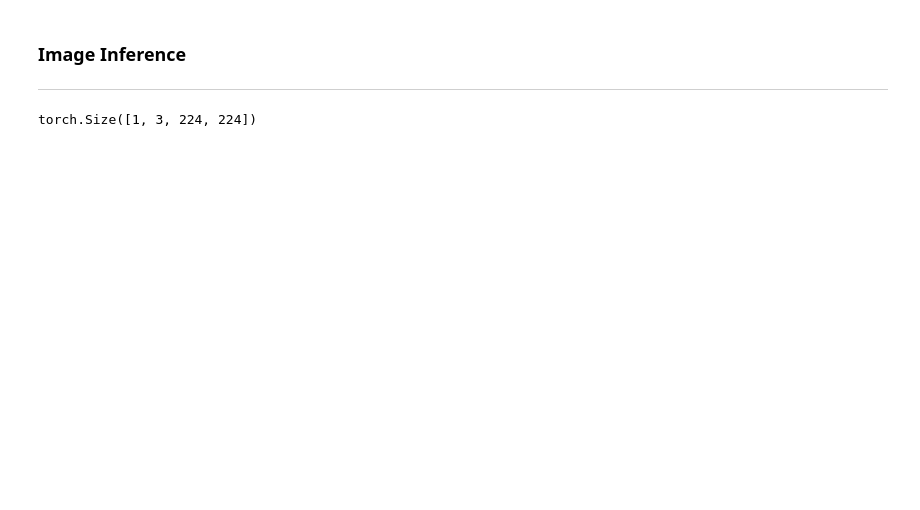
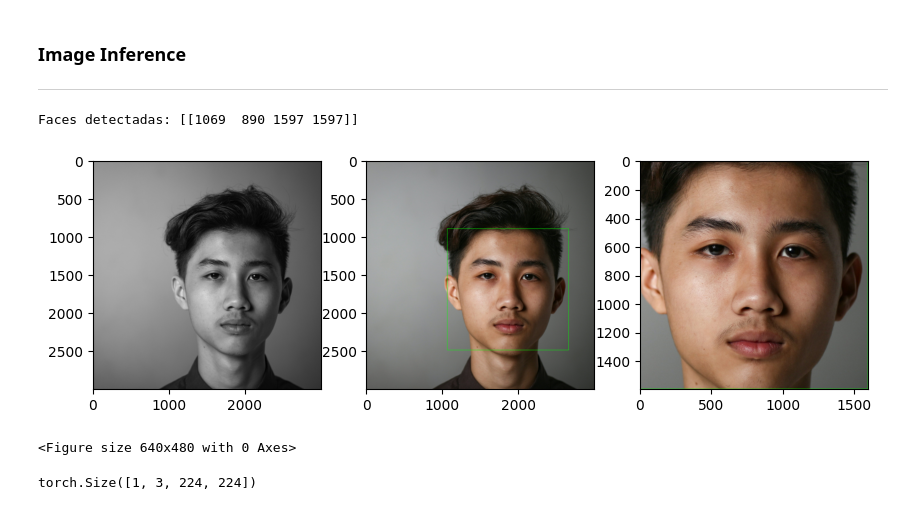
Before and after one commit to oliveirasamuel5959/deep-learning-notebooks, a Jupyter notebook: deep-learning/notebooks/pytorch-emotion-classification-inference.ipynb, the cells around one changed output. Drawn from its saved outputs; the diff is of its cells as text; code cells hidden in the pictures; blank space fills up the shorter version.

```diff
--- a/deep-learning/notebooks/pytorch-emotion-classification-inference.ipynb
+++ b/deep-learning/notebooks/pytorch-emotion-classification-inference.ipynb
@@ -364,4 +363,49 @@ plot_classification_result(images_list, labels_true, labels_pred_argmax)
 # %% [markdown]
 ### Image Inference
 ---
+# %%
+# carregar o modelo de detecção de faces
+face_cascade = cv2.CascadeClassifier("/content/drive/My Drive/exp-fer_p3_01/haarcascade_frontalface_default.xml")
+# %%
+# Load your image
+image_url = "https://images.unsplash.com/photo-1542909168-82c3e7fdca5c?fm=jpg&q=60&w=3000&ixlib=rb-4.1.0&ixid=M3wxMjA3fDB8MHxzZWFyY2h8Mnx8aHVtYW4lMjBmYWNlfGVufDB8fDB8fHww"
+# %%
+def detect_face(image_url):
+  # Abrir imagem da URL
+  image = Image.open(requests.get(image_url, stream=True).raw).convert("RGB")
+  numpy_image = np.array(image)
+
+  # Converter para escala de cinza (RGB -> Gray)
+  gray_image = cv2.cvtColor(numpy_image, cv2.COLOR_RGB2GRAY)
+
+  # Detectar faces (ajustar parâmetros se necessário)
+  faces = face_cascade.detectMultiScale(
+      gray_image,
+      scaleFactor=1.05,
+      minNeighbors=4,
+      minSize=(30, 30)
+  )
+
+  print("Faces detectadas:", faces)
+
+  # Desenhar retângulos
+  for (x, y, w, h) in faces:
+      cv2.rectangle(numpy_image, (x, y), (x+w, y+h), (0, 255, 0), 3)
+      face_crop_image = numpy_image[y:y+h, x:x+w]
+
+
+  return [cv2.cvtColor(gray_image, cv2.COLOR_GRAY2BGR), numpy_image, face_crop_image]
+# %%
+images_list_array = detect_face(image_url)
+# %% [output]
+Faces detectadas: [[1069  890 1597 1597]]
+# %%
+fig, ax = plt.subplots(1, 3, figsize=(10, 8))
+for i in range(3):
+  ax[i].imshow(images_list_array[i])
+plt.show()
+plt.tight_layout()
+# %% [output]
+[figure, added]
+<Figure size 640x480 with 0 Axes>
 # %%
```
Also changed, not shown: parts of 17 cells of this notebook.
